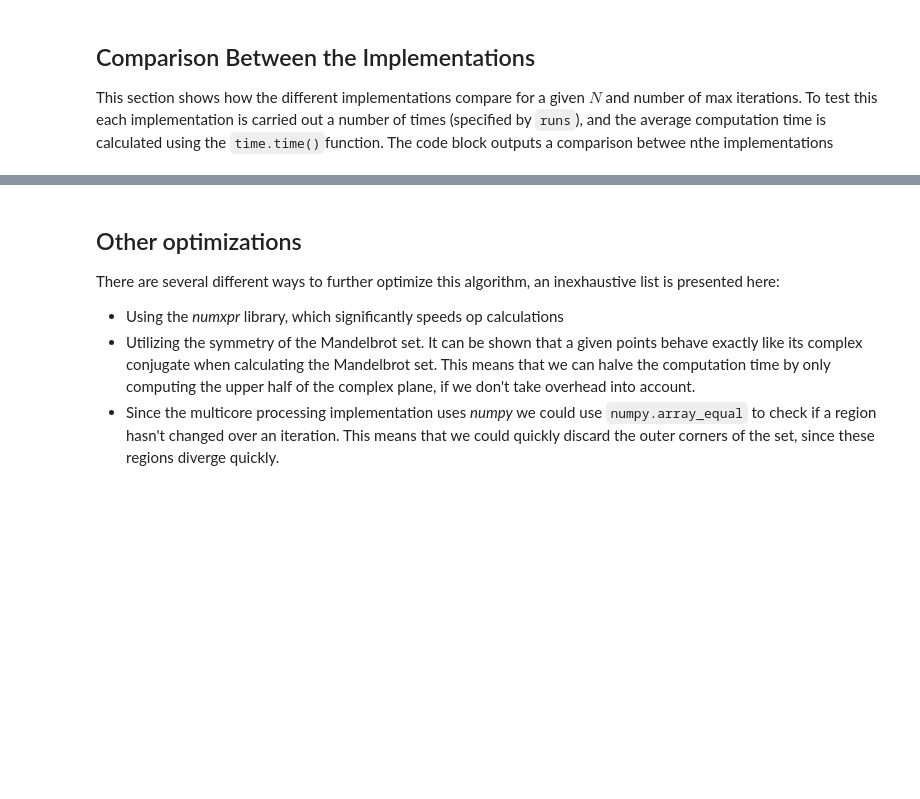
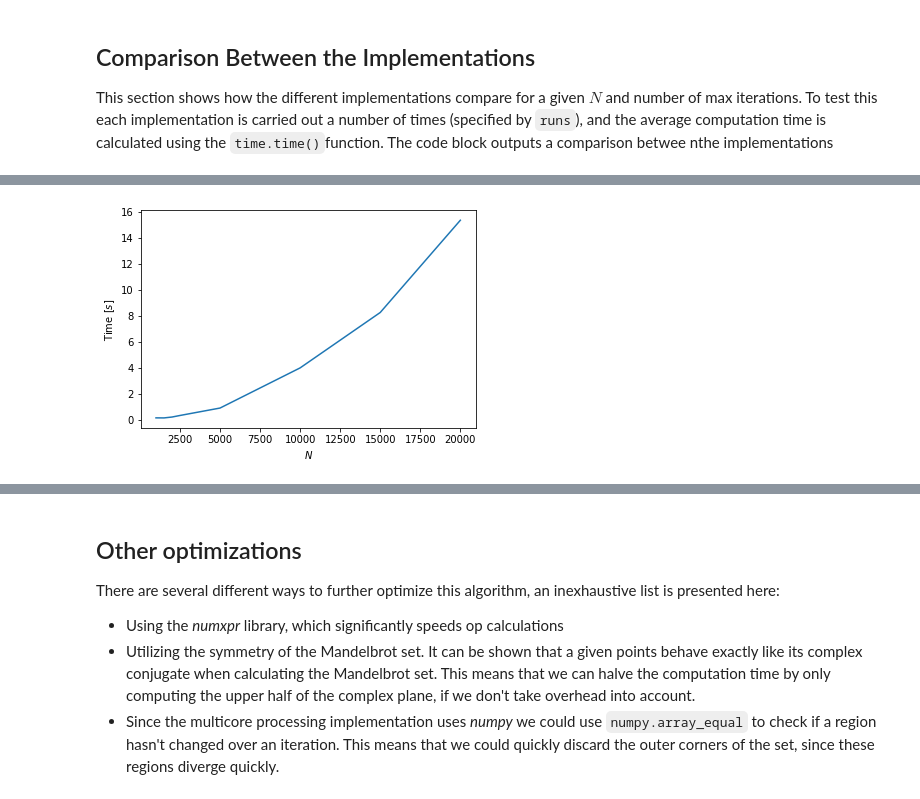
Before and after one commit to ahll19/P6, a Jupyter notebook: Kursus Opgaver/NSC/Miniprojekt (anders)/worksheet.ipynb, the cells around one changed output, grey strips where cells are left out. Drawn from its saved outputs; the diff is of its cells as text; code cells hidden in the pictures; blank space fills up the shorter version.

```diff
--- a/Kursus Opgaver/NSC/Miniprojekt (anders)/worksheet.ipynb
+++ b/Kursus Opgaver/NSC/Miniprojekt (anders)/worksheet.ipynb
@@ -115,0 +132,16 @@ for i in range(4):
+# %%
+Ns = [1000, 1250, 1500, 2000, 2500, 5000, 10000, 15000, 20000]
+times = []
+
+for n in Ns:
+    t0 = time.time()
+    numba_mandelbrot = numbad.mandelbrot(n, max_iter=20)
+    tnu = time.time() - t0
+    times.append(tnu)
+
+plt.plot(Ns, times)
+plt.xlabel(r"$N$")
+plt.ylabel(r"Time $[s]$")
+plt.show()
+# %% [output]
+[figure, added]
```
Also changed, not shown: parts of 8 cells of this notebook, 2 other files.
